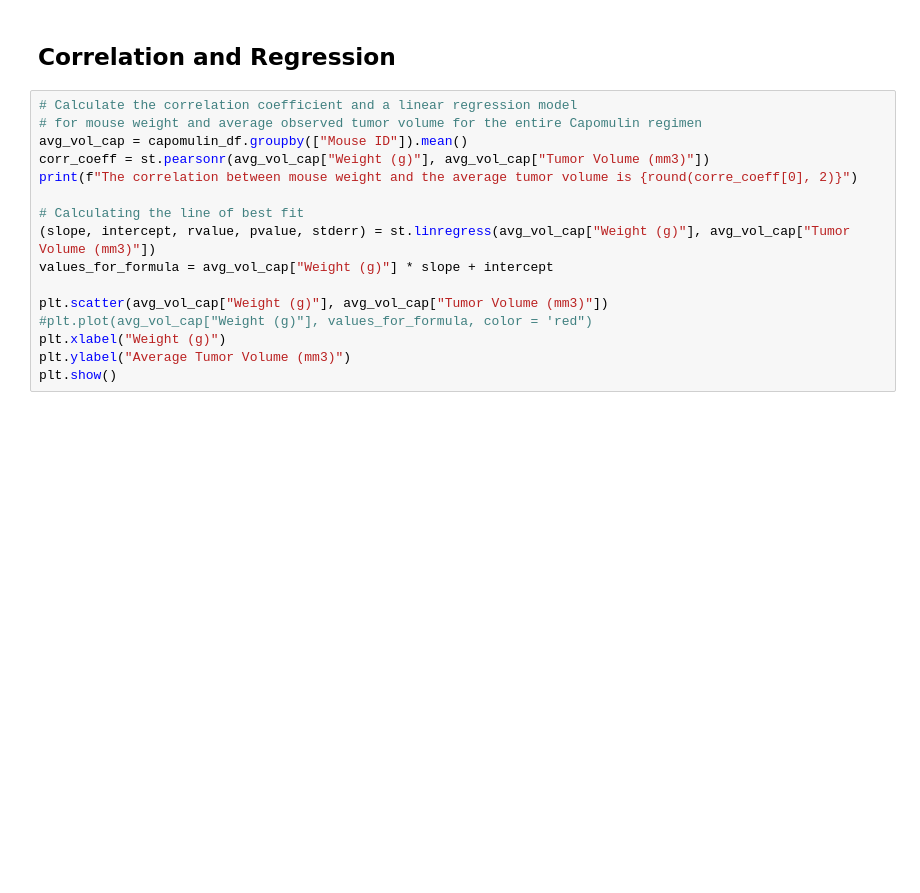
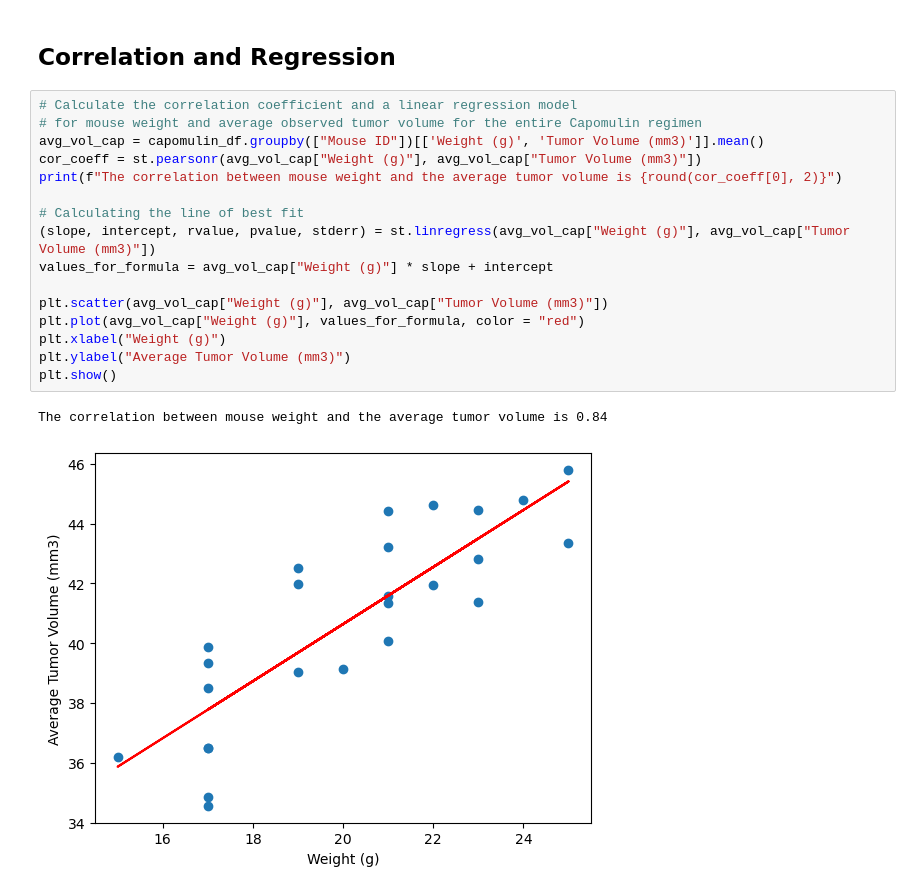
Before and after one commit to 31573/Elsie-data_visualization, a Jupyter notebook: pymaceuticals_starter.ipynb, the cells around one changed output. Cells and saved outputs as stored; diff of their text form; blank space fills up the shorter version.

```diff
--- a/pymaceuticals_starter.ipynb
+++ b/pymaceuticals_starter.ipynb
@@ -279,16 +286,19 @@ TypeError: agg function failed [how->mean,dtype->object]
 # %%
 # Calculate the correlation coefficient and a linear regression model
 # for mouse weight and average observed tumor volume for the entire Capomulin regimen
-avg_vol_cap = capomulin_df.groupby(["Mouse ID"]).mean()
-corr_coeff = st.pearsonr(avg_vol_cap["Weight (g)"], avg_vol_cap["Tumor Volume (mm3)"])
-print(f"The correlation between mouse weight and the average tumor volume is {round(corre_coeff[0], 2)}")
+avg_vol_cap = capomulin_df.groupby(["Mouse ID"])[['Weight (g)', 'Tumor Volume (mm3)']].mean()
+cor_coeff = st.pearsonr(avg_vol_cap["Weight (g)"], avg_vol_cap["Tumor Volume (mm3)"])
+print(f"The correlation between mouse weight and the average tumor volume is {round(cor_coeff[0], 2)}")
 
 # Calculating the line of best fit
 (slope, intercept, rvalue, pvalue, stderr) = st.linregress(avg_vol_cap["Weight (g)"], avg_vol_cap["Tumor Volume (mm3)"])
 values_for_formula = avg_vol_cap["Weight (g)"] * slope + intercept
 
 plt.scatter(avg_vol_cap["Weight (g)"], avg_vol_cap["Tumor Volume (mm3)"])
-#plt.plot(avg_vol_cap["Weight (g)"], values_for_formula, color = 'red")
+plt.plot(avg_vol_cap["Weight (g)"], values_for_formula, color = "red")
 plt.xlabel("Weight (g)")
 plt.ylabel("Average Tumor Volume (mm3)")
 plt.show()
+# %% [output]
+The correlation between mouse weight and the average tumor volume is 0.84
+[figure, added]
```
Also changed, not shown: parts of 6 cells of this notebook.
